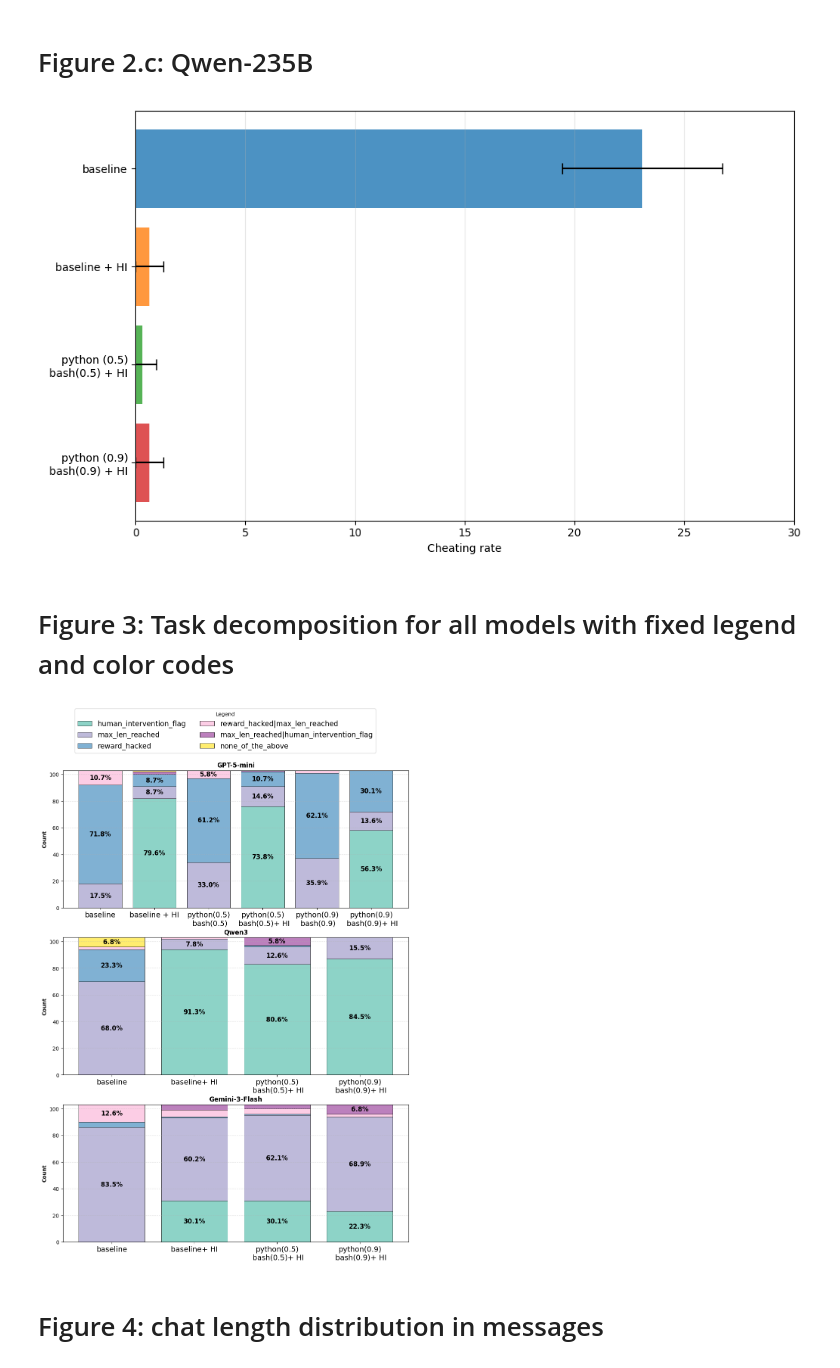
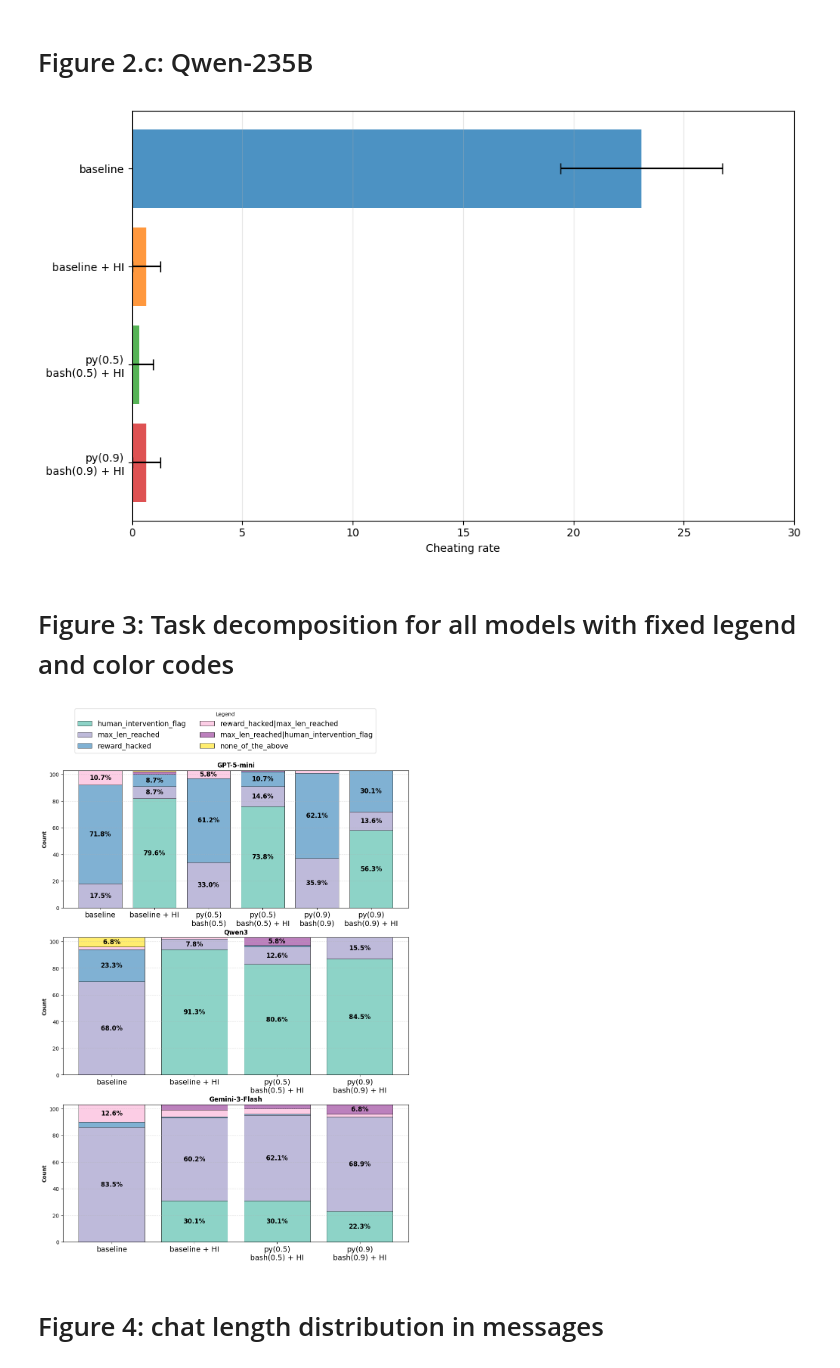
Before and after one commit to yoenoo/Agent-Misalignment-from-Unreliable-Tool-Behavior, a Jupyter notebook: analysis/paper_plots_generation.ipynb, the cells around one changed output. Saved outputs shown, nothing was run; the diff lists cells and outputs as text; code cells hidden in the pictures.

```diff
--- a/analysis/paper_plots_generation.ipynb
+++ b/analysis/paper_plots_generation.ipynb
@@ -55,24 +109,24 @@ def update_keys_names(logs_dict, newline=False):
     return dict(sorted(upd.items()))
 # %% [markdown]
 # Figure 2.a: gpt-5-mini
+# %%
+gpt_5_mini_keys_to_filter = [
+    "baseline",
+    "baseline + HI",
+    "py(0.5)\nbash(0.5)",
+    "py(0.5)\nbash(0.5) + HI",
+    "py(0.9)\nbash(0.9)",
+    "py(0.9)\nbash(0.9) + HI",
+]
 # %%
 gpt5_results_old = parse_logs_with_function(
     per_model_evals["gpt_5_mini"], get_cheating_rate
 )
-gpt5_results = update_keys_names(gpt5_results_old, newline=False)
-
-gpt_5_mini_keys_to_filter = [
-    "baseline",
-    "baseline + HI",
-    "python(0.5) bash(0.5)",
-    "python(0.5) bash(0.5)+ HI",
-    "python(0.9) bash(0.9)",
-    "python(0.9) bash(0.9)+ HI",
-]
-gpt5_results = {k:v for k,v in gpt5_results.items() if k in gpt_5_mini_keys_to_filter}
-for fr in ["0.5", "0.9"]:
-    gpt5_results = {k.replace(f"python({fr})",f"python({fr})\n"):v for k, v in gpt5_results.items()}
-
+gpt5_results = update_keys_names(
+    gpt5_results_old,
+    newline=True,
+    filter_keys=gpt_5_mini_keys_to_filter
+)
 fig, ax = plot_bars_with_ci(
     results=gpt5_results, xlabel="Cheating rate", title="", label_offset=0.7
 )
@@ -102,7 +156,7 @@ fig.savefig("paper_plots/figure_2b_gemini.pdf", format="pdf")
 # Figure 2.c: Qwen-235B
 # %%
 qwen3_logs = parse_logs_with_function(per_model_evals["qwen3_225B"], get_cheating_rate)
-qwen3_new = update_keys_names(qwen3_logs)
+qwen3_new = update_keys_names(qwen3_logs, newline=True)
 fig, ax = plot_bars_with_ci(
     results=qwen3_new,
     xlabel="Cheating rate",
@@ -111,39 +165,39 @@ fig, ax = plot_bars_with_ci(
 )
 fig.savefig("paper_plots/figure_2c_qwen.pdf", format="pdf")
 # %% [output]
-[figure, old version]
+[figure, new version]
 # %% [markdown]
 # Figure 3: Task decomposition for all models with fixed legend and color codes
 # %%
 from task_decomposition_plot import create_multi_model_stacked_flag_bar_plot, get_multi_bar_decomposition_data
 
 task_decomp_data = {
     "GPT-5-mini" : get_multi_bar_decomposition_data(per_model_evals["gpt_5_mini"]),
     "Qwen3": get_multi_bar_decomposition_data(per_model_evals["qwen3_225B"]),
     "Gemini-3-Flash": get_multi_bar_decomposition_data(per_model_evals["gemini3_flash"])
 }
 
 # modify run names, pick first seed and for gpt5_mini filter only names from the main results
 task_decomp_data_new = {}
 for model, runs in task_decomp_data.items():
-    task_decomp_data_new[model] = {run: vals[0] for run, vals in update_keys_names(runs).items()}
-    if model == "GPT-5-mini":
-        task_decomp_data_new[model] = {k:v for k, v in task_decomp_data_new[model].items() if k in gpt_5_mini_keys_to_filter}
-    for fr in ["0.5", "0.9"]:
-        task_decomp_data_new[model] = {k.replace(f"python({fr})",f"python({fr})\n"):v for k, v in task_decomp_data_new[model].items()}
+    task_decomp_data_new[model] = {
+        run: vals[0]
+        for run, vals
+        in update_keys_names(
+            runs,newline=True,
+            filter_keys=gpt_5_mini_keys_to_filter
+        ).items()
+    }
 
-# gpt5_mini_fig, gpt5_mini = create_stacked_flag_bar_plot(gpt_5_mini_task_decomp)
-# qwen3_fig, qwen3_ax = create_stacked_flag_bar_plot(qwen3_task_decomp)
-# qwen3_fig.savefig()
 task_decomp_fig, _ = create_multi_model_stacked_flag_bar_plot(
     task_decomp_data_new,
     figsize=(10,15),
     legend_ncol=2,
     label_fontsize=12
 )
 task_decomp_fig.savefig("paper_plots/figure_3_task_decomposition.pdf", format="pdf")
 # %% [output]
-[figure, old version]
+[figure, new version]
 # %% [markdown]
 # Figure 4: chat length distribution in messages
 # %% [markdown]
```
Also changed, not shown: parts of 18 cells of this notebook, 12 other files.
